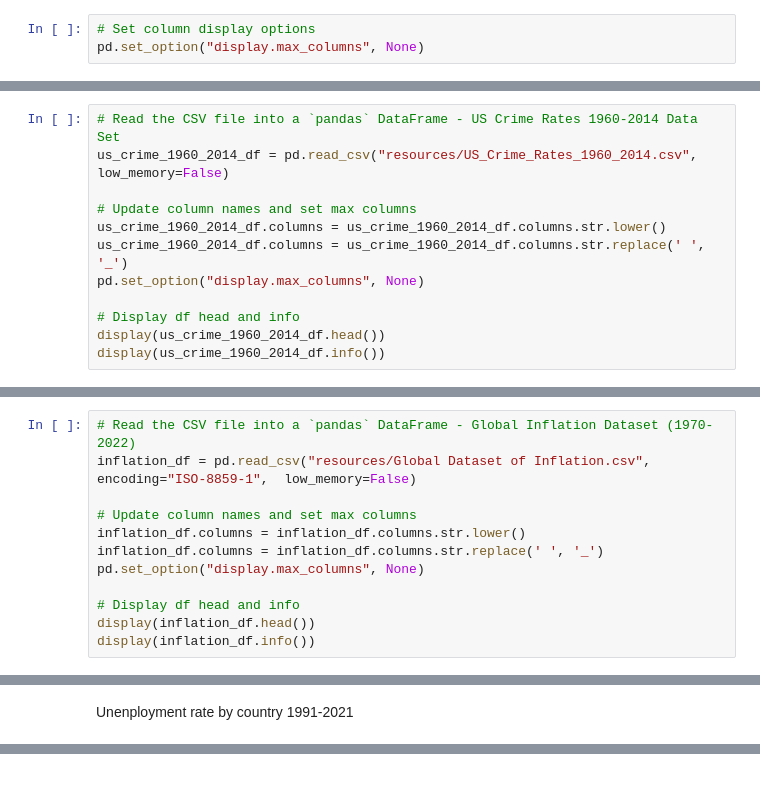
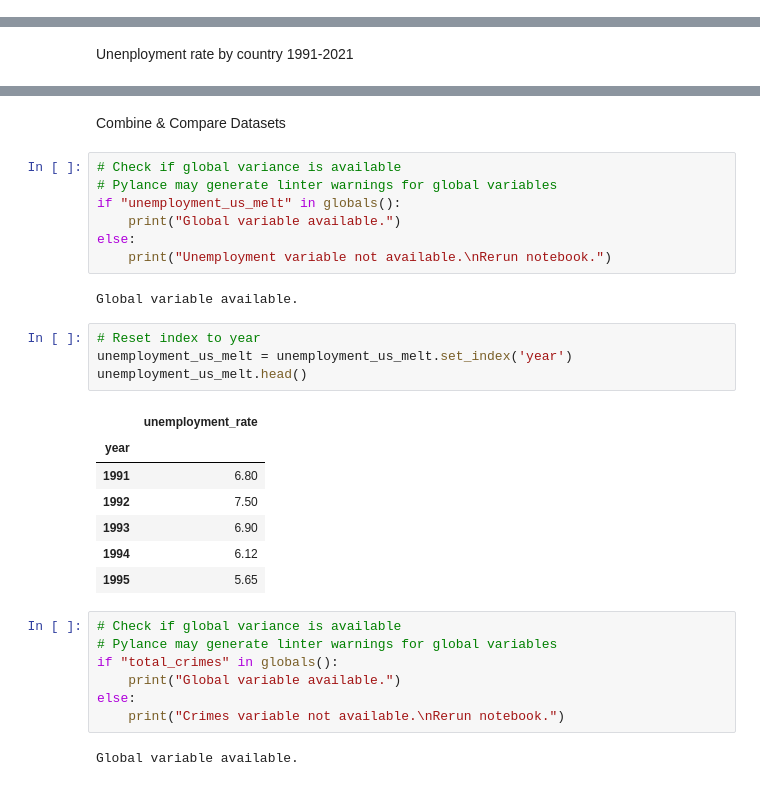
Before and after one commit to kkruel8100/Crime-Analysis, a Jupyter notebook: main.ipynb, the cells around one changed output, grey strips where cells are left out. Saved outputs shown, nothing was run; the diff lists cells and outputs as text.

```diff
--- a/main.ipynb
+++ b/main.ipynb
@@ -15,5 +4,2 @@ from methods.dataframe_methods import clean_columns
-# %%
-# Set column display options
-pd.set_option("display.max_columns", None)
 # %% [markdown]
 US crimes July 2016 - August 2022
@@ -61,14 +8,2 @@ None
 # %% [markdown]
 US crime rates 1960-2014
-# %%
-# Read the CSV file into a `pandas` DataFrame - US Crime Rates 1960-2014 Data Set
-us_crime_1960_2014_df = pd.read_csv("resources/US_Crime_Rates_1960_2014.csv", low_memory=False)
-
-# Update column names and set max columns
-us_crime_1960_2014_df.columns = us_crime_1960_2014_df.columns.str.lower()
-us_crime_1960_2014_df.columns = us_crime_1960_2014_df.columns.str.replace(' ', '_')
-pd.set_option("display.max_columns", None)
-
-# Display df head and info
-display(us_crime_1960_2014_df.head())
-display(us_crime_1960_2014_df.info())
@@ -102,14 +93,2 @@ None
 # %% [markdown]
 Inflation rates by country 1970-2022
-# %%
-# Read the CSV file into a `pandas` DataFrame - Global Inflation Dataset (1970-2022)
-inflation_df = pd.read_csv("resources/Global Dataset of Inflation.csv", encoding="ISO-8859-1",  low_memory=False)
-
-# Update column names and set max columns
-inflation_df.columns = inflation_df.columns.str.lower()
-inflation_df.columns = inflation_df.columns.str.replace(' ', '_')
-pd.set_option("display.max_columns", None)
-
-# Display df head and info
-display(inflation_df.head())
-display(inflation_df.info())
@@ -241,0 +236,32 @@ unemployment_us
+# %% [markdown]
+Combine & Compare Datasets
+# %%
+# Check if global variance is available
+# Pylance may generate linter warnings for global variables
+if "unemployment_us_melt" in globals():
+    print("Global variable available.")
+else:
+    print("Unemployment variable not available.\nRerun notebook.")
+# %% [output]
+Global variable available.
+# %%
+# Reset index to year
+unemployment_us_melt = unemployment_us_melt.set_index('year')
+unemployment_us_melt.head()
+# %% [output]
+|  | unemployment_rate |
+| year |  |
+| 1991 | 6.80 |
+| 1992 | 7.50 |
+| 1993 | 6.90 |
+| 1994 | 6.12 |
+| 1995 | 5.65 |
+# %%
+# Check if global variance is available
+# Pylance may generate linter warnings for global variables
+if "total_crimes" in globals():
+    print("Global variable available.")
+else:
+    print("Crimes variable not available.\nRerun notebook.")
+# %% [output]
+Global variable available.
```
Also changed, not shown: parts of 26 cells of this notebook, 1 other file.
